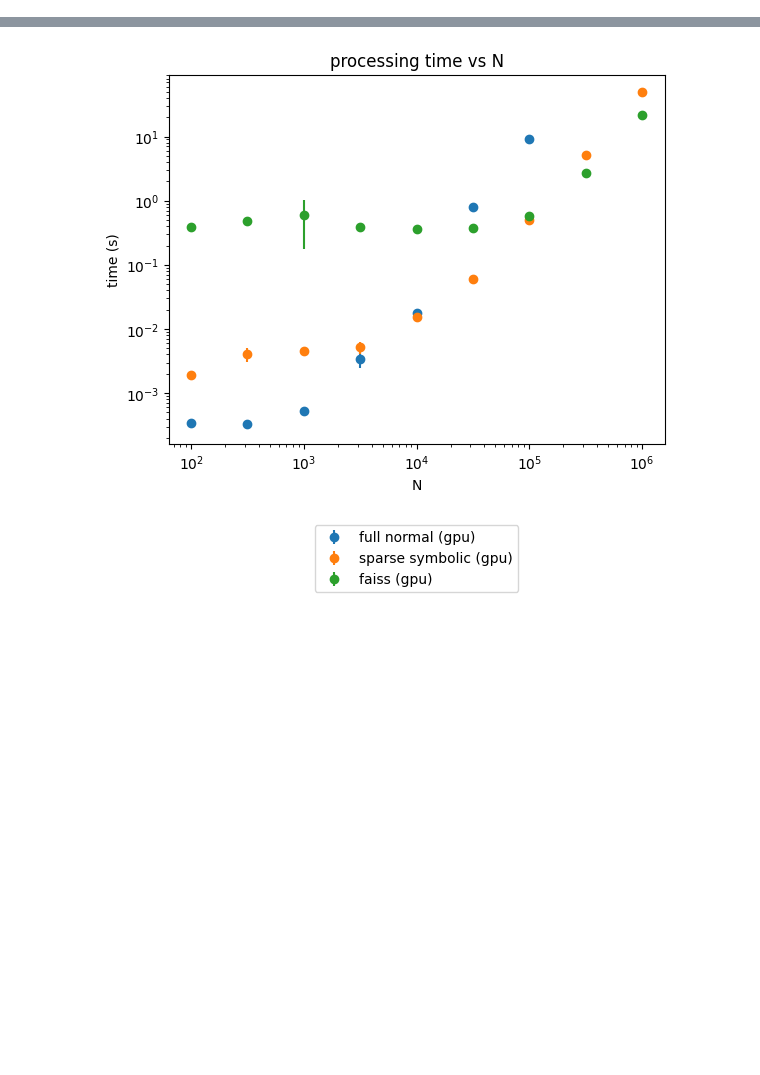
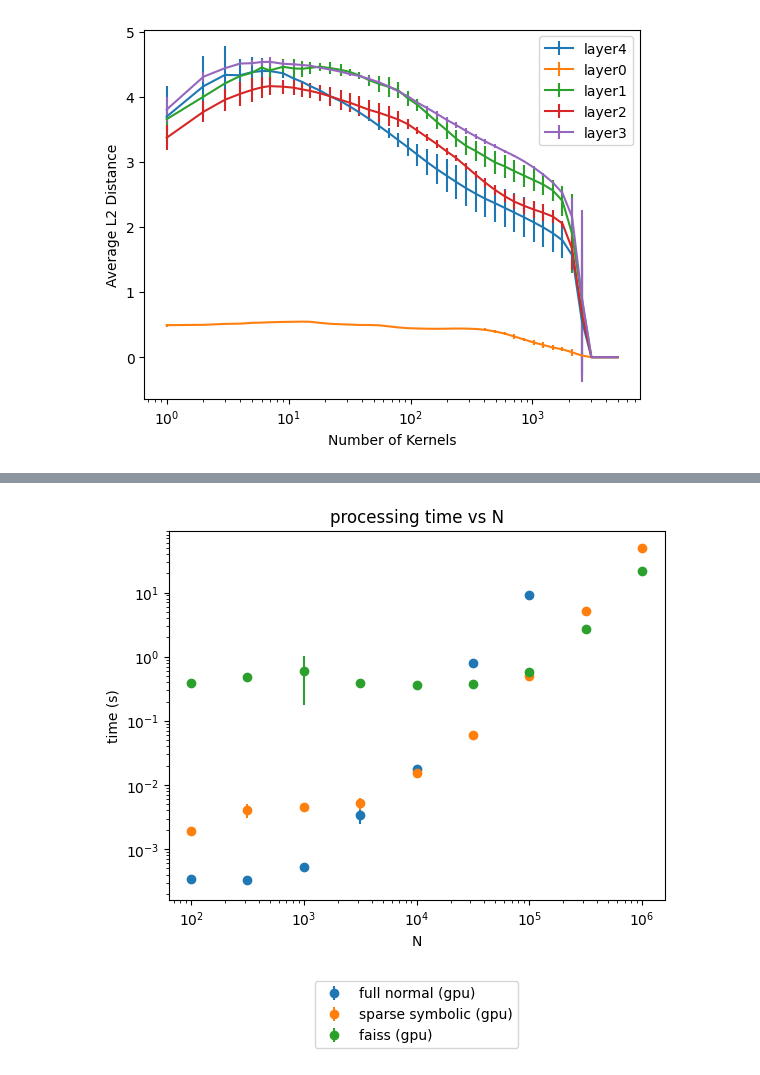
Before and after one commit to JonasDeSchouwer/EfficientSparseAttention, a Jupyter notebook: plotting.ipynb, the cells around one changed output, grey strips where cells are left out. Cells and saved outputs as stored; diff of their text form; code cells hidden in the pictures; blank space fills up the shorter version.

```diff
--- a/plotting.ipynb
+++ b/plotting.ipynb
@@ -4,6 +4,24 @@ from matplotlib import pyplot as plt
 import numpy as np
 
 import torch
+# %%
+# [num_layers, #ks]
+ks = torch.load("approx-output/ks_09.09-19:30.pt")
+avg_l2_distances = torch.load("approx-output/avg_l2_distances_09.09-19:30.pt")
+std_l2_distances = torch.load("approx-output/std_l2_distances_09.09-19:30.pt")
+layers = ['layer4', 'layer0', 'layer1', 'layer2', 'layer3']
+
+# Plot the average L2 distance for each layer
+plt.figure()
+for i, layer in enumerate(layers):
+    plt.errorbar(ks, avg_l2_distances[i], yerr=std_l2_distances[i], label=layer)
+plt.xlabel("Number of Kernels")
+plt.ylabel("Average L2 Distance")
+plt.xscale("log")
+plt.legend()
+plt.show()
+# %% [output]
+[figure, added]
 # %%
 # [num_layers, maxN]
 avg_attention_weights = torch.load("approx-output/avg_attention_weights_09.09-16:37.pt")
```
Also changed, not shown: parts of 3 cells of this notebook, 4 other files.
